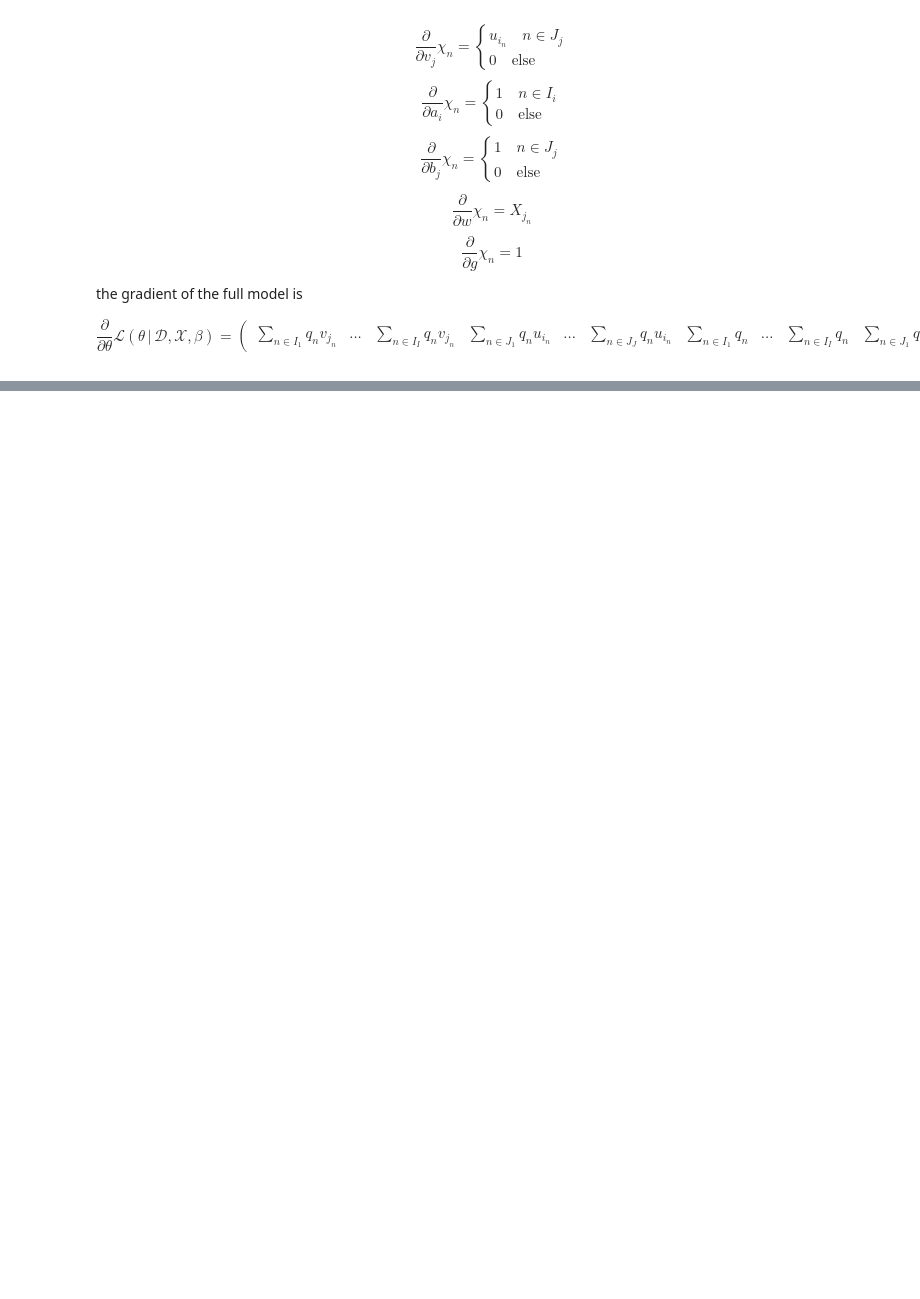
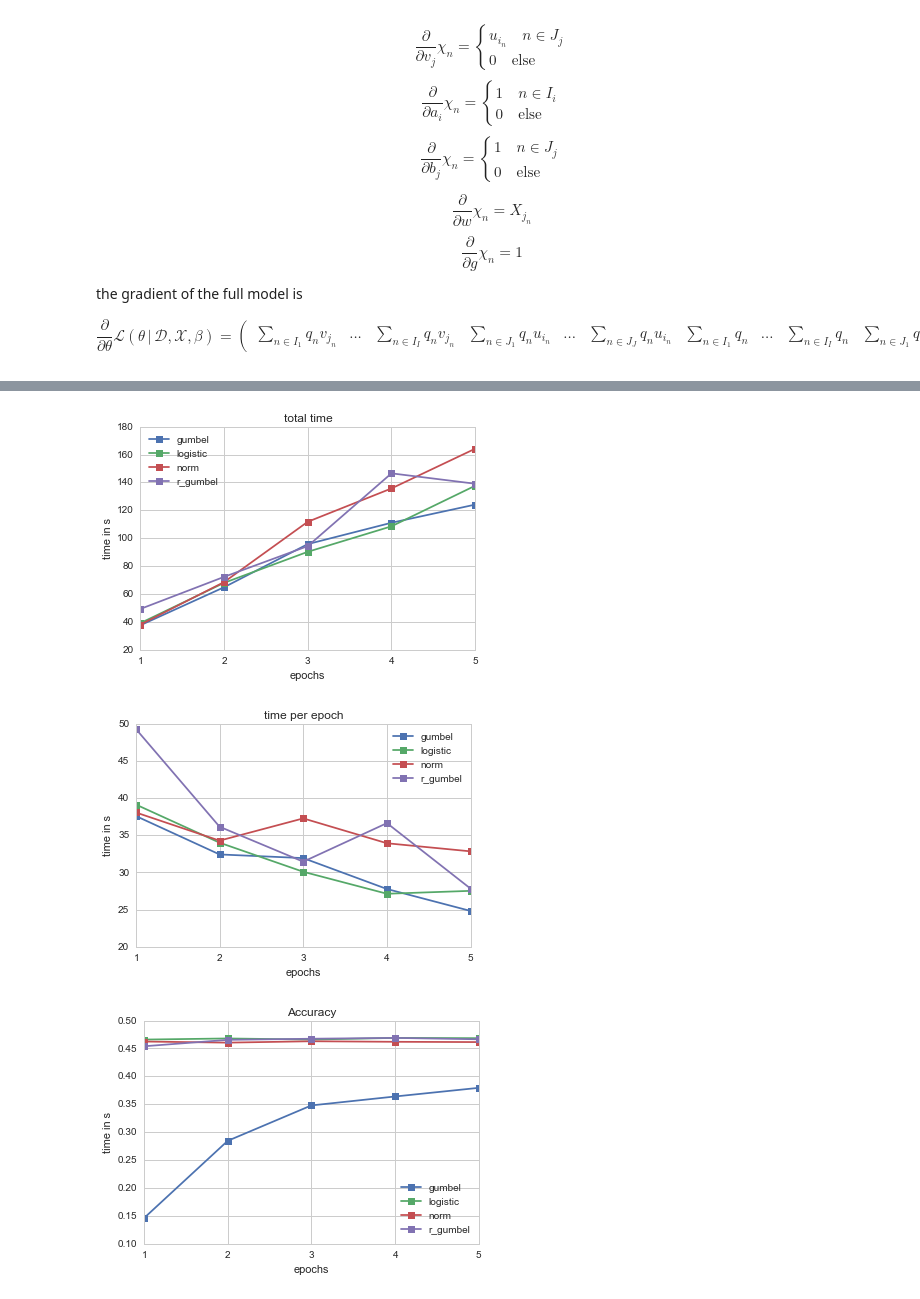
Before and after one commit to abhishekmalali/spark-ml, a Jupyter notebook: ordReg/ordReg.ipynb, the cells around one changed output, grey strips where cells are left out. Cells and saved outputs as stored; diff of their text form; code cells hidden in the pictures; blank space fills up the shorter version.

```diff
--- a/ordReg/ordReg.ipynb
+++ b/ordReg/ordReg.ipynb
@@ -380,0 +383,4 @@ $$ \frac{\partial}{\partial \theta} \mathcal{L}(\theta \,\vert\, \mathcal{D}, \m
+# %%
+df = pd.read_csv('../data/experiments.csv', sep=';', decimal=',')
+df['Accuracy'] = df['Accuracy'].apply(lambda x: x.replace(',','.'))
+df.head()
@@ -380,0 +394,2 @@ $$ \frac{\partial}{\partial \theta} \mathcal{L}(\theta \,\vert\, \mathcal{D}, \m
+# %%
+df['Time per Epoch'] = df['Time taken'].astype(float) / df['Epochs'].astype(float)
@@ -380,0 +405,37 @@ $$ \frac{\partial}{\partial \theta} \mathcal{L}(\theta \,\vert\, \mathcal{D}, \m
+# %%
+plt.figure()
+# plot the time taken for each model type
+for key, group in df.groupby('Function'):
+    plt.plot(group['Epochs'], group['Time taken'], 's-', label=key)
+plt.legend(loc = 'best')
+plt.ylabel('time in s')
+plt.xlabel('epochs')
+plt.xticks(np.arange(1, 6, 1))
+plt.title('total time')
+plt.savefig('img/time.png', dpi=200)
+
+plt.figure()
+# plot the time taken for each model type
+for key, group in df.groupby('Function'):
+    plt.plot(group['Epochs'], group['Time per Epoch'], 's-', label=key)
+plt.legend(loc = 'best')
+plt.ylabel('time in s')
+plt.xlabel('epochs')
+plt.xticks(np.arange(1, 6, 1))
+plt.title('time per epoch')
+plt.savefig('img/timeperepoch.png', dpi=200)
+
+plt.figure()
+# plot accuracy
+for key, group in df.groupby('Function'):
+    plt.plot(group['Epochs'], group['Accuracy'].astype(float), 's-', label=key)
+plt.legend(loc = 'best')
+plt.ylabel('time in s')
+plt.xlabel('epochs')
+plt.xticks(np.arange(1, 6, 1))
+plt.title('Accuracy')
+plt.savefig('img/accuracy.png', dpi=200)
+# %% [output]
+[figure, added]
+[figure, added]
+[figure, added]
```
Also changed, not shown: parts of 3 cells of this notebook, 4 other files.
